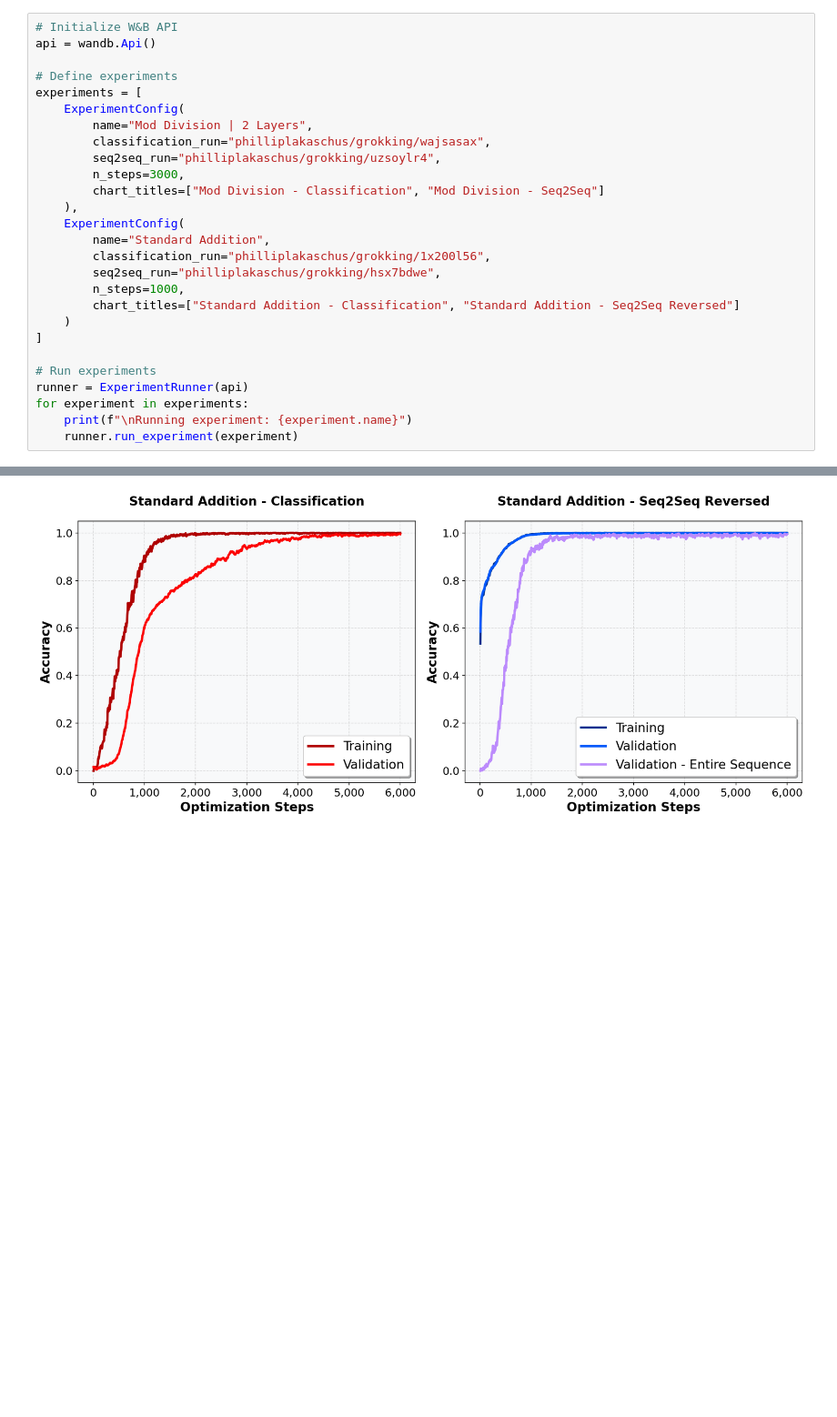
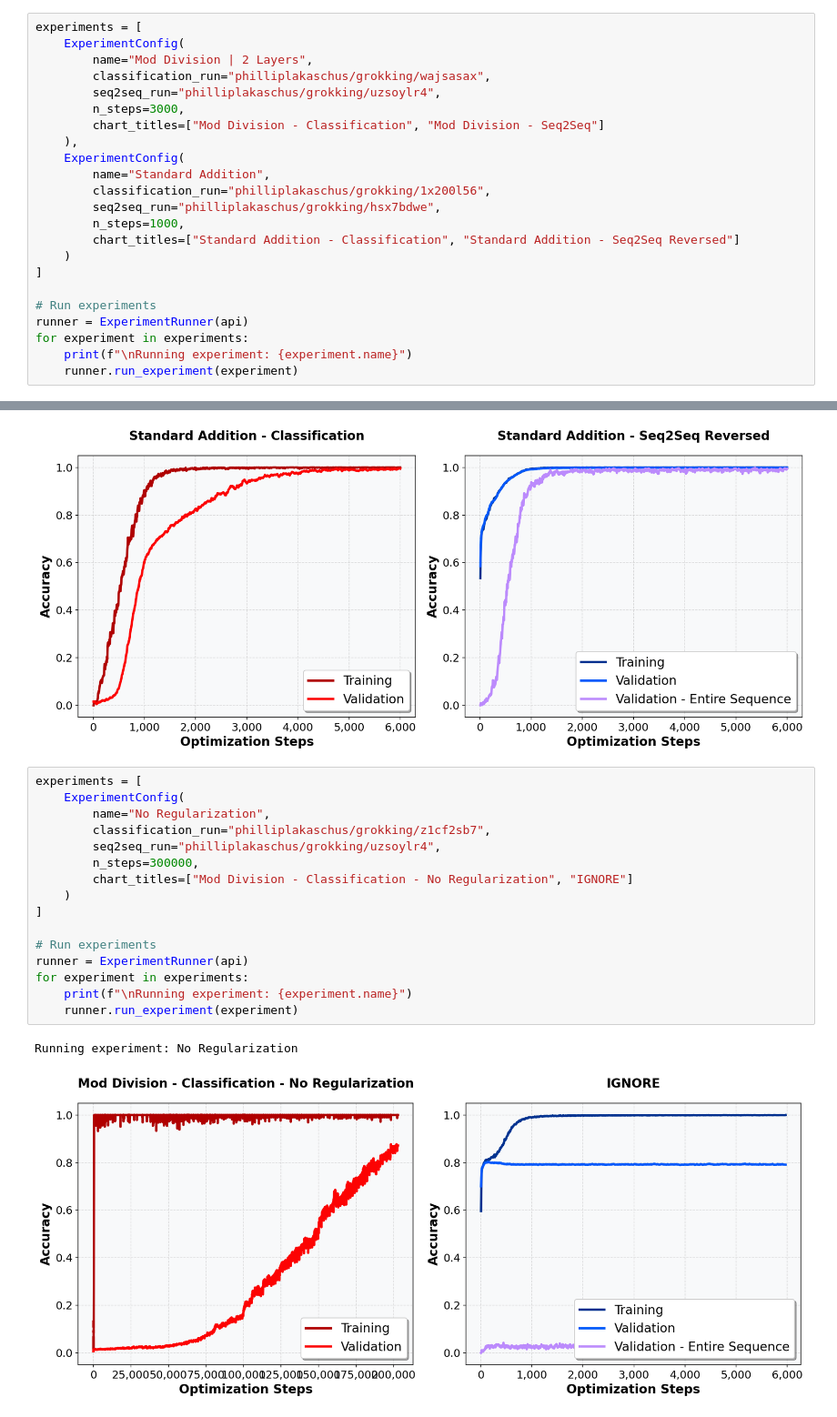
Before and after one commit to lakaschus/grokking, a Jupyter notebook: results/classification_vs_seq2seq/plot_results.ipynb, the cells around one changed output, grey strips where cells are left out. Shown at 91% size. Saved outputs shown, nothing was run; the diff lists cells and outputs as text; blank space fills up the shorter version.

Commit message:
Add no regularization results

```diff
--- a/results/classification_vs_seq2seq/plot_results.ipynb
+++ b/results/classification_vs_seq2seq/plot_results.ipynb
@@ -320,10 +320,6 @@ wandb: WARNING os.getcwd() no longer exists, using system temp directory
 Running experiment: Binary Addition Standard vs. Reversed
 [figure]
 # %%
-# Initialize W&B API
-api = wandb.Api()
-
-# Define experiments
 experiments = [
     ExperimentConfig(
         name="Mod Division | 2 Layers",
@@ -352,3 +348,22 @@ Running experiment: Mod Division | 2 Layers
 [figure]
 Running experiment: Standard Addition
 [figure]
+# %%
+experiments = [
+    ExperimentConfig(
+        name="No Regularization",
+        classification_run="philliplakaschus/grokking/z1cf2sb7",
+        seq2seq_run="philliplakaschus/grokking/uzsoylr4",
+        n_steps=300000,
+        chart_titles=["Mod Division - Classification - No Regularization", "IGNORE"]
+    )
+]
+
+# Run experiments
+runner = ExperimentRunner(api)
+for experiment in experiments:
+    print(f"\nRunning experiment: {experiment.name}")
+    runner.run_experiment(experiment)
+# %% [output]
+Running experiment: No Regularization
+[figure, added]
```
